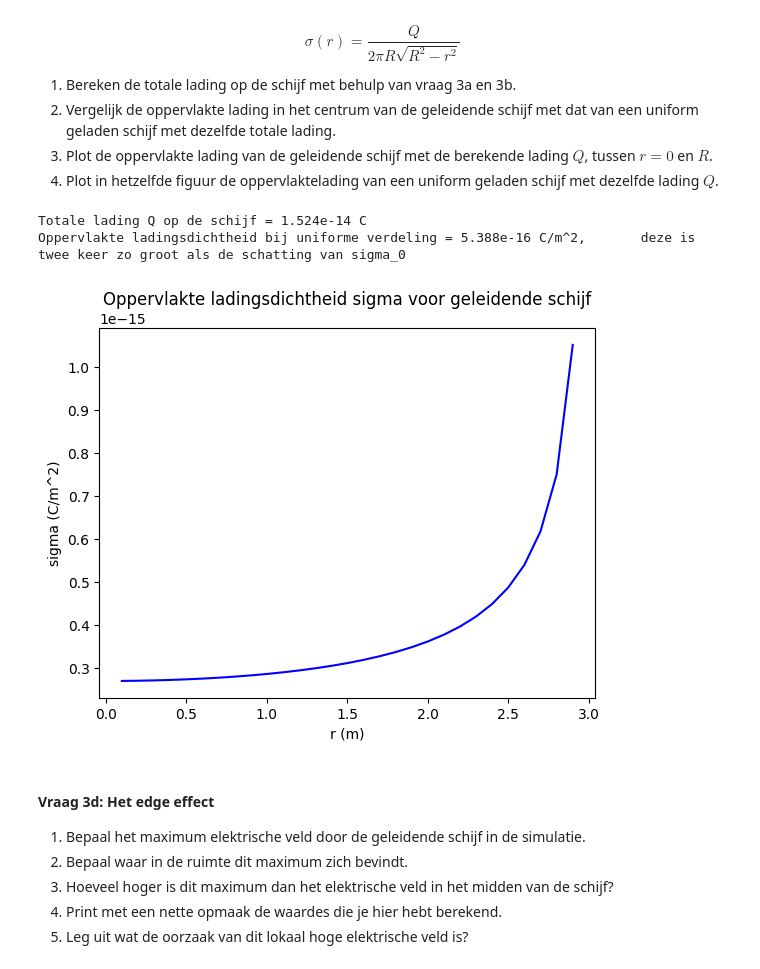
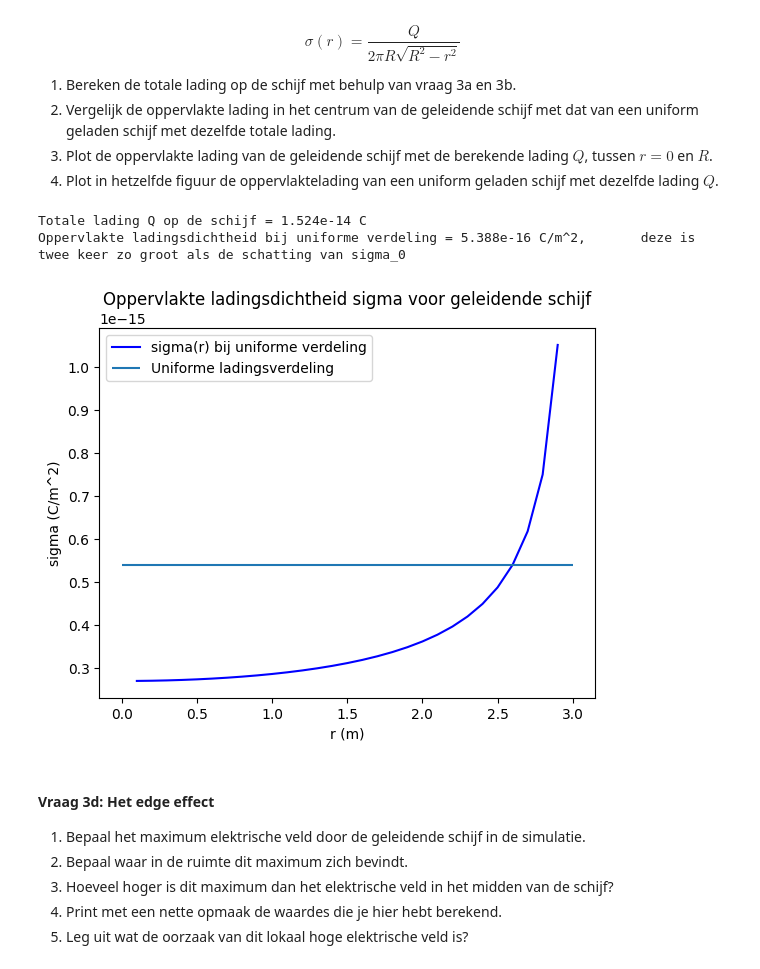
Before and after one commit to meinedb/Meine-opdrachten-DEF-D, a Jupyter notebook: DigitaleOntwerpopdrachten/1CondensatorOpdracht/CondensatorOntwerpopdracht.ipynb, the cells around one changed output. Cells and saved outputs as stored; diff of their text form; code cells hidden in the pictures.

```diff
--- a/DigitaleOntwerpopdrachten/1CondensatorOpdracht/CondensatorOntwerpopdracht.ipynb
+++ b/DigitaleOntwerpopdrachten/1CondensatorOpdracht/CondensatorOntwerpopdracht.ipynb
@@ -451,25 +451,27 @@ $$\sigma(r) = \frac{Q}{2 \pi R \sqrt{R^2 - r^2}}$$
 # %%
 Q = sigma_0 * 2* np.pi * disk_radius**2 # formule hierboven met r = 0 en sigma = sigma_0
 
 print(f"Totale lading Q op de schijf = {Q:.3e} C")
 
 sigma_uniform = Q / (np.pi * disk_radius**2)
 
 print(f"Oppervlakte ladingsdichtheid bij uniforme verdeling = {sigma_uniform:.3e} C/m^2, \
       deze is twee keer zo groot als de schatting van sigma_0")
 
 def sigma(r):
     return Q / (2 * np.pi * disk_radius * np.sqrt(disk_radius**2 - r**2))
 
 plt.plot(r_for_E, sigma(r_for_E), 'b-', label='sigma(r) bij uniforme verdeling')
+plt.hlines(y=[sigma_uniform],xmin = 0, xmax = 3, label = "Uniforme ladingsverdeling")
 plt.xlabel('r (m)')
 plt.ylabel('sigma (C/m^2)')
+plt.legend()
 plt.title("Oppervlakte ladingsdichtheid sigma voor geleidende schijf")
 plt.show()
 # %% [output]
 Totale lading Q op de schijf = 1.524e-14 C
 Oppervlakte ladingsdichtheid bij uniforme verdeling = 5.388e-16 C/m^2,       deze is twee keer zo groot als de schatting van sigma_0
-[figure, old version]
+[figure, new version]
 # %% [markdown]
 #### Vraag 3d: Het edge effect
 
```
Also changed, not shown: parts of 1 cell of this notebook.
